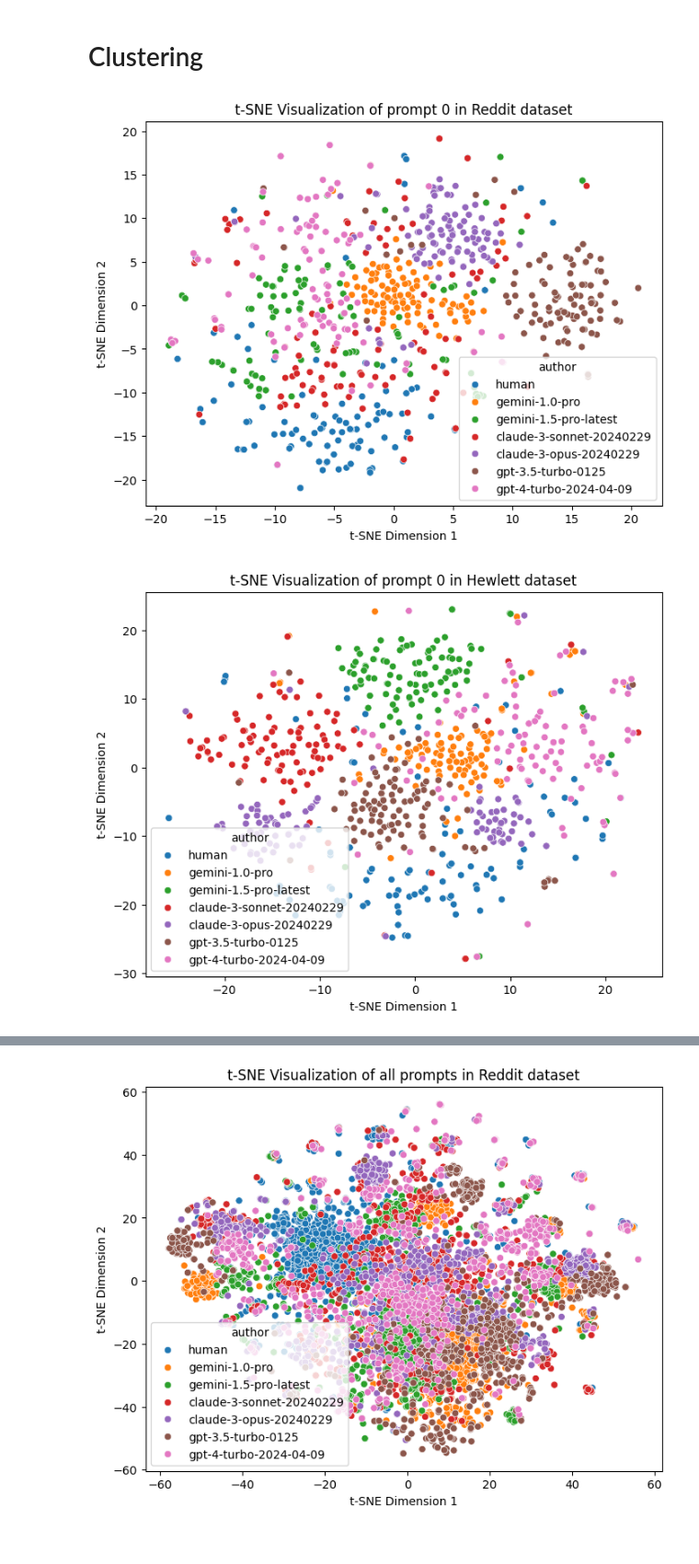
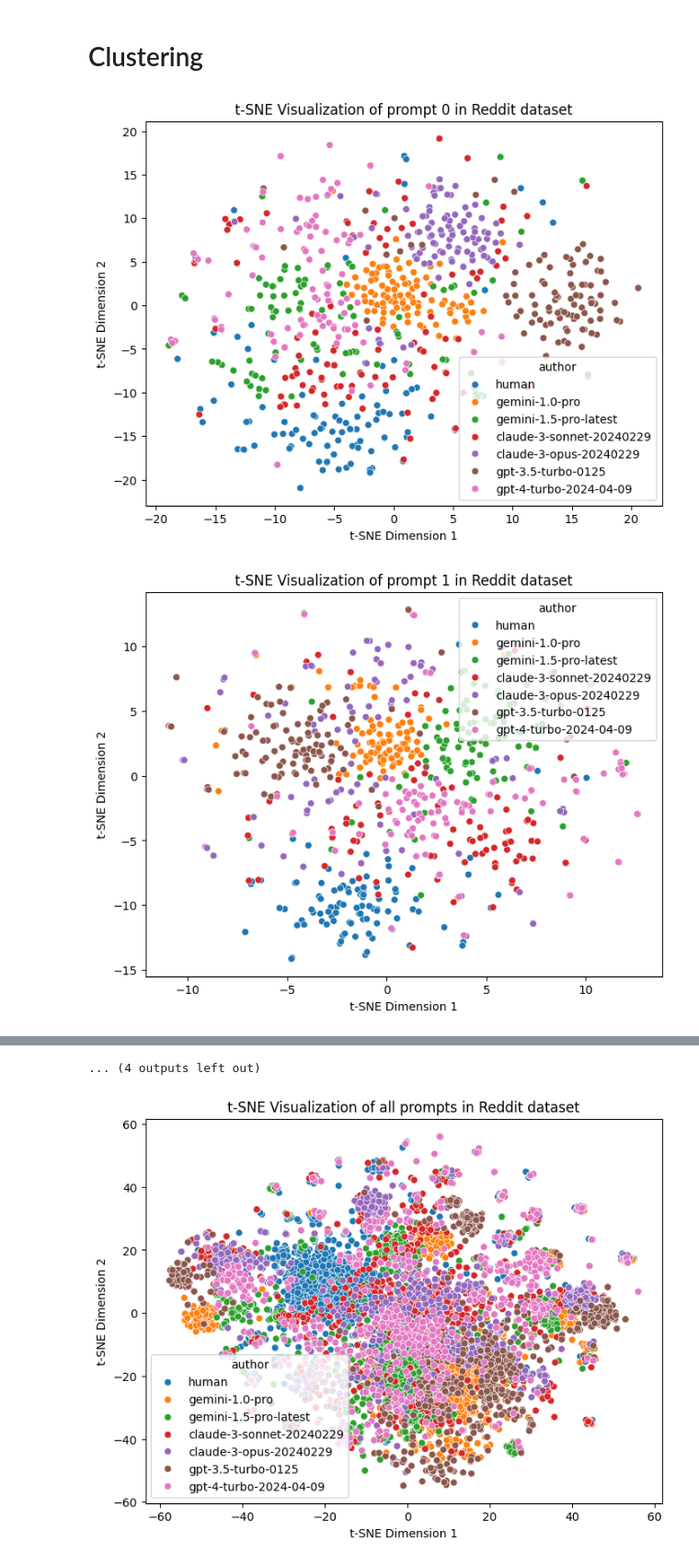
Before and after one commit to harrison-f-stropkay/llm-style, a Jupyter notebook: data/analysis.ipynb, the cells around one changed output, grey strips where cells are left out. Shown at 92% size. Cells and saved outputs as stored; diff of their text form; code cells hidden in the pictures.

```diff
--- a/data/analysis.ipynb
+++ b/data/analysis.ipynb
@@ -152,0 +168,9 @@ def classify(df, function_words):
+# %%
+for dataset in (["reddit"] * 5) + (["hewlett"] * 5):
+    df_human = pd.read_csv("reddit_responses/human.csv")
+    df_human["author"] = HUMAN
+    df_gpt = pd.read_csv("reddit_responses/gpt-3.5-turbo-0125.csv")
+    df_gpt["author"] = GPT_35
+    df = pd.concat([df_human, df_gpt], ignore_index=True)
+
+    classify(df, fw_oseah)
@@ -164,8 +229,10 @@ for dataset in ["reddit", "hewlett"]:
         dfs.append(df)
     df = pd.concat([df for df in dfs], ignore_index=True)
 
-    y_true, y_pred = classify(df, fw_oseah)
-    report = classification_report(y_true, y_pred, zero_division=0)
+    df_test = classify(df, fw_oseah)
+    report = classification_report(
+        df_test["author"], df_test["y_pred"], zero_division=0
+    )
     print(f"Dataset: {dataset}")
     print(report)
 # %% [output]
@@ -205,9 +272,9 @@ for dataset in ["reddit", "hewlett"]:
         df_human["author"] = HUMAN
         df = pd.concat([df_llm, df_human], ignore_index=True)
 
-        y_true, y_pred = classify(df, fw_oseah)
+        df_test = classify(df, fw_oseah)
         report = classification_report(
-            y_true, y_pred, zero_division=0, output_dict=True
+            df_test["author"], df_test["y_pred"], zero_division=0, output_dict=True
         )
         results.append({"dataset": dataset, "llm": llm, "accuracy": report["accuracy"]})
 
@@ -224,30 +370,33 @@ for dataset in ["reddit", "hewlett"]:
 # %%
 from sklearn.manifold import TSNE
 import matplotlib.pyplot as plt
 from mpl_toolkits.mplot3d import Axes3D
 import seaborn as sns
 
 for dataset in ["reddit", "hewlett"]:
-    dfs = []
-    for author in authors:
-        df = pd.read_csv(f"{dataset}_responses/{author}.csv")
-        df["author"] = author
-        dfs.append(df)
-    df = pd.concat(dfs, ignore_index=True)
-    df = df[df["prompt_id"] == 0]
+    for prompt_id in range(8):
+        dfs = []
+        for author in authors:
+            df = pd.read_csv(f"{dataset}_responses/{author}.csv")
+            df["author"] = author
+            dfs.append(df)
+        df = pd.concat(dfs, ignore_index=True)
+        df = df[df["prompt_id"] == prompt_id]
 
-    z_scores_transformer = ZScoreTransformer(function_words=fw_oseah)
-    z_scores = z_scores_transformer.fit_transform(df["text"])
+        z_scores_transformer = ZScoreTransformer(function_words=fw_oseah)
+        z_scores = z_scores_transformer.fit_transform(df["text"])
 
-    tsne = TSNE(n_components=2, random_state=42)
-    X_tsne = tsne.fit_transform(z_scores)
+        tsne = TSNE(n_components=2, random_state=42)
+        X_tsne = tsne.fit_transform(z_scores)
 
-    plt.figure(figsize=(8, 6))
-    sns.scatterplot(x=X_tsne[:, 0], y=X_tsne[:, 1], hue=df["author"])
-    plt.title(f"t-SNE Visualization of prompt 0 in {dataset.capitalize()} dataset")
-    plt.xlabel("t-SNE Dimension 1")
-    plt.ylabel("t-SNE Dimension 2")
-    plt.show()
+        plt.figure(figsize=(8, 6))
+        sns.scatterplot(x=X_tsne[:, 0], y=X_tsne[:, 1], hue=df["author"])
+        plt.title(
+            f"t-SNE Visualization of prompt {prompt_id} in {dataset.capitalize()} dataset"
+        )
+        plt.xlabel("t-SNE Dimension 1")
+        plt.ylabel("t-SNE Dimension 2")
+        plt.show()
 # %% [output]
 [figure]
-[figure, old version]
+[figure, new version]
@@ -254,3 +413,4 @@ for dataset in ["reddit", "hewlett"]:
+... (4 outputs left out)
 # %%
 from sklearn.manifold import TSNE
 import matplotlib.pyplot as plt
```
Also changed, not shown: parts of 10 cells of this notebook.
